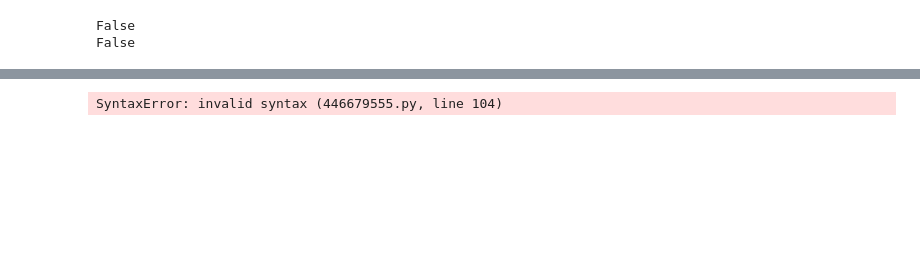
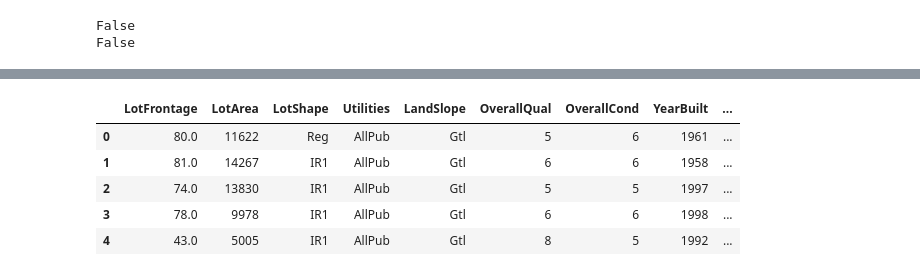
Before and after one commit to gopalrajane/machine-learning-projects, a Jupyter notebook: ames-house-prices/train.ipynb, the cells around one changed output, grey strips where cells are left out. Cells and saved outputs as stored; diff of their text form; code cells hidden in the pictures; blank space fills up the shorter version.

```diff
--- a/ames-house-prices/train.ipynb
+++ b/ames-house-prices/train.ipynb
@@ -582,13 +582,3 @@ paveddrive_map = {
     'P': 2,
     'N': 1
 }
-
-poolqc_map = {
-    'Ex': 4,
-    'Gd': 3,
-    'TA': 2,
-    'Fa': 1,
-    'None': 0
-}
-# %% [output]
-SyntaxError: invalid syntax (446679555.py, line 104)
@@ -596,0 +585,9 @@ train
+# %%
+test.head()
+# %% [output]
+|  | LotFrontage | LotArea | LotShape | Utilities | LandSlope | OverallQual | OverallCond | YearBuilt | ... |
+| 0 | 80.0 | 11622 | Reg | AllPub | Gtl | 5 | 6 | 1961 | ... |
+| 1 | 81.0 | 14267 | IR1 | AllPub | Gtl | 6 | 6 | 1958 | ... |
+| 2 | 74.0 | 13830 | IR1 | AllPub | Gtl | 5 | 5 | 1997 | ... |
+| 3 | 78.0 | 9978 | IR1 | AllPub | Gtl | 6 | 6 | 1998 | ... |
+| 4 | 43.0 | 5005 | IR1 | AllPub | Gtl | 8 | 5 | 1992 | ... |
```
Also changed, not shown: parts of 27 cells of this notebook.
